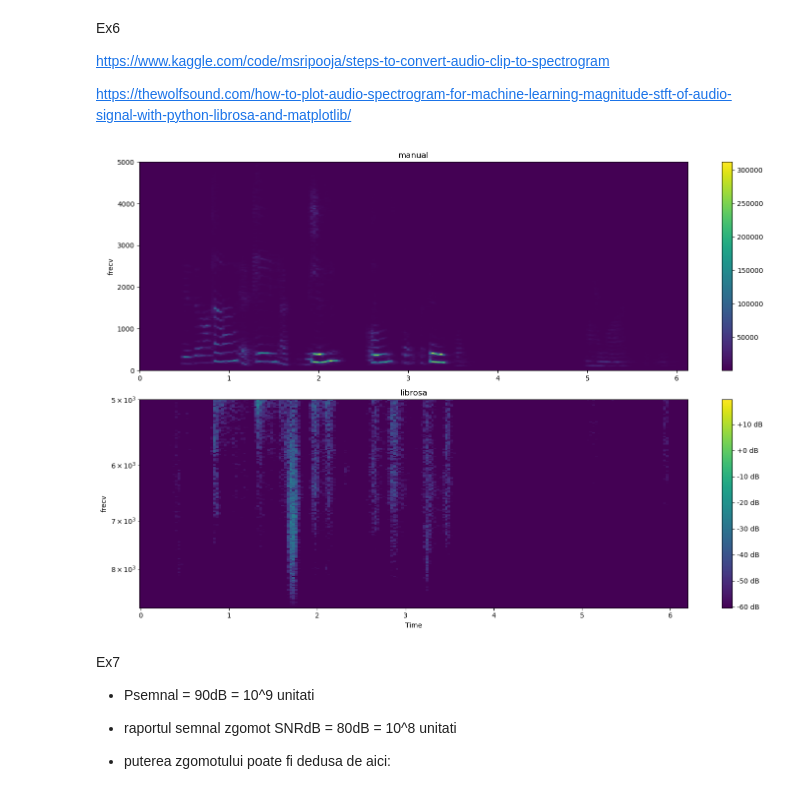
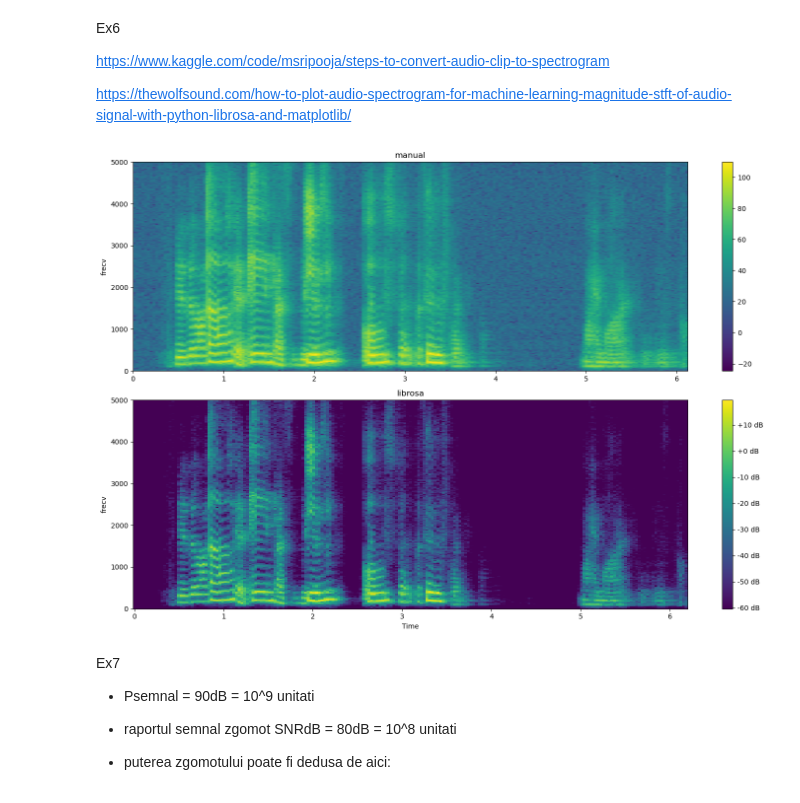
Before and after one commit to andialexandrescu/SignalProcessing_Lab, a Jupyter notebook: lab4.ipynb, the cells around one changed output. Cells and saved outputs as stored; diff of their text form; code cells hidden in the pictures.

```diff
--- a/lab4.ipynb
+++ b/lab4.ipynb
@@ -194,40 +219,39 @@ hop_length = window_size//2 # 50% suprapunere
 
 spectrogram = []
 for i in range(0, N-window_size, hop_length):
     window = x[i:i+window_size]
     window = window * np.hanning(len(window)) # Hanning window
     fft = np.fft.fft(window)
     fft_magnitude = np.abs(fft[:window_size//2]) # se pastreaza numai partea reala
     spectrogram.append(fft_magnitude)
 
 spectrogram_matrix = np.array(spectrogram).T # matrice transpusa
-time_manual = np.arange(spectrogram_matrix.shape[1]) * hop_length/fs
+spectrogram_matrix_db = 20*np.log10(spectrogram_matrix)
+time_manual = np.arange(spectrogram_matrix.shape[1])*hop_length/fs
 freq_manual = np.fft.fftfreq(window_size, 1/fs)[:window_size//2]
 
 # librosa implem
 x_librosa, sr = librosa.load('lab4_plots/ex5/untitled.wav', sr=None)
 X_librosa = librosa.stft(x_librosa, n_fft=window_size, hop_length=hop_length)
-Xdb_librosa = librosa.amplitude_to_db(np.abs(X_librosa)) # ampl in decibeli
+X_librosa_db = librosa.amplitude_to_db(np.abs(X_librosa)) # ampl in decibeli
 
 fig, axs = plt.subplots(2, 1, figsize=(15, 10))
 
-im1 = axs[0].imshow(spectrogram_matrix, aspect='auto', origin='lower', extent=[time_manual[0], time_manual[-1], freq_manual[0], freq_manual[-1]], cmap='viridis')
+im1 = axs[0].imshow(spectrogram_matrix_db, aspect='auto', origin='lower', extent=[time_manual[0], time_manual[-1], freq_manual[0], freq_manual[-1]], cmap='viridis')
 axs[0].set_title('manual')
 axs[0].set_ylabel('frecv')
-#axs[0].set_yscale('log')
 axs[0].set_ylim(0, min(5000, freq_manual[-1]))
 plt.colorbar(im1, ax=axs[0])
-librosa.display.specshow(Xdb_librosa, sr=sr, hop_length=hop_length, x_axis='time', y_axis='hz', ax=axs[1], cmap='viridis')
+librosa.display.specshow(X_librosa_db, sr=sr, hop_length=hop_length, x_axis='time', y_axis='hz', ax=axs[1], cmap='viridis')
 axs[1].set_title('librosa')
 axs[1].set_ylabel('frecv')
-axs[1].set_yscale('log')
 axs[1].set_ylim(0, 5000)
 plt.colorbar(axs[1].collections[0], ax=axs[1], format='%+2.0f dB')
 plt.tight_layout()
 plt.savefig('lab4_plots/ex6/spectograma.pdf', format="pdf")
 plt.show()
 # %% [output]
-[figure, old version]
+[figure, new version]
 # %% [markdown]
 Ex7
 
```
Also changed, not shown: parts of 2 cells of this notebook, 4 other files.
